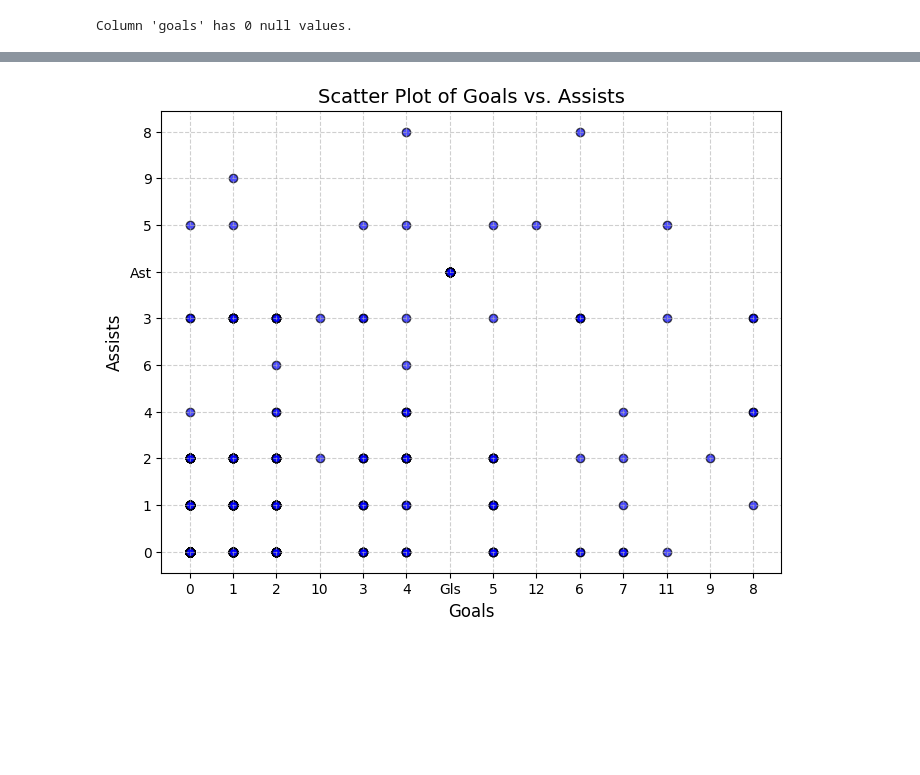
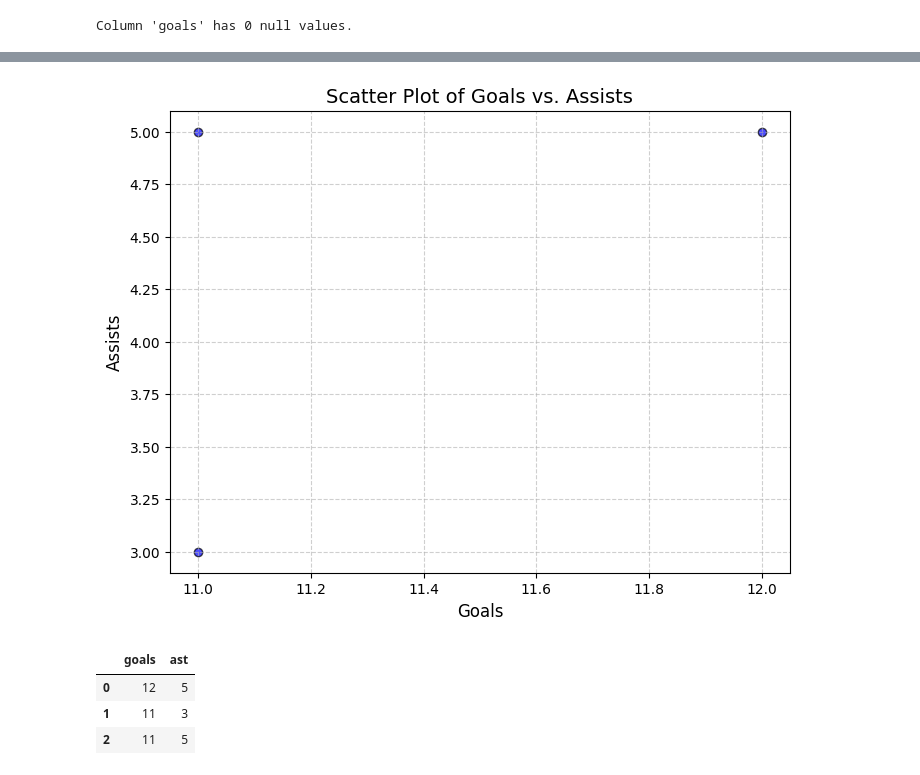
Before and after one commit to axelbol/football-analysis, a Jupyter notebook: twitter_content.ipynb, the cells around one changed output, grey strips where cells are left out. Drawn from its saved outputs; the diff is of its cells as text; code cells hidden in the pictures; blank space fills up the shorter version.

```diff
--- a/twitter_content.ipynb
+++ b/twitter_content.ipynb
@@ -267,12 +247,24 @@ Text(0, 0.5, 'ast')
-# %%
-fig, ax = plt.subplots(figsize = (16,9))
-ejex = 'possession_Succ_90s'
-ejey = 'possession_Succ%'
-ax.scatter(ejex, ejey, data = df_filtrado)
-ax.set_xlabel(ejex)
-ax.set_ylabel(ejey)
-
-df_filtrado['zscore'] = stats.zscore(df_filtrado[ejex])*.4 + stats.zscore(abs(df_filtrado[ejey]))*.6
-df_filtrado['annotated'] = [True if x > df_filtrado['zscore'].quantile(.9) else False for x in df_filtrado['zscore']]
-# %% [output]
-[figure, removed]
+# %%
+# Create scatter plot
+plt.figure(figsize=(8, 6))
+plt.scatter(df_filtrado['goals'], df_filtrado['ast'], color='blue', alpha=0.7, edgecolors='black')
+
+# Add labels and title
+plt.xlabel("Goals", fontsize=12)
+plt.ylabel("Assists", fontsize=12)
+plt.title("Scatter Plot of Goals vs. Assists", fontsize=14)
+
+# Customize grid
+plt.grid(True, linestyle='--', alpha=0.6)
+
+# Show plot
+plt.show()
+# %% [output]
+[figure, added]
+# %%
+df_filtrado[['goals', 'ast']]
+# %% [output]
+|  | goals | ast |
+| 0 | 12 | 5 |
+| 1 | 11 | 3 |
+| 2 | 11 | 5 |
```
Also changed, not shown: parts of 8 cells of this notebook.
